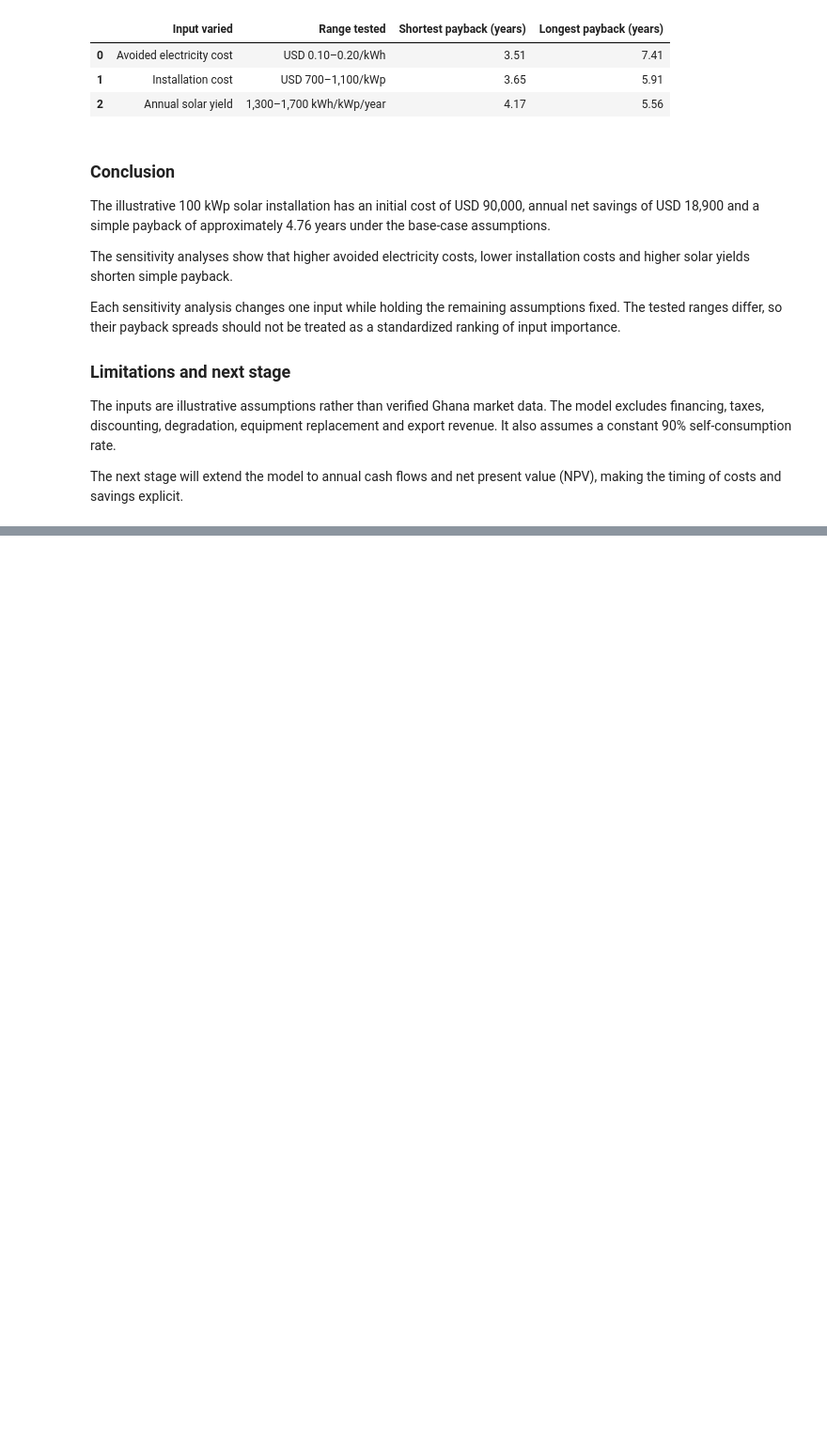
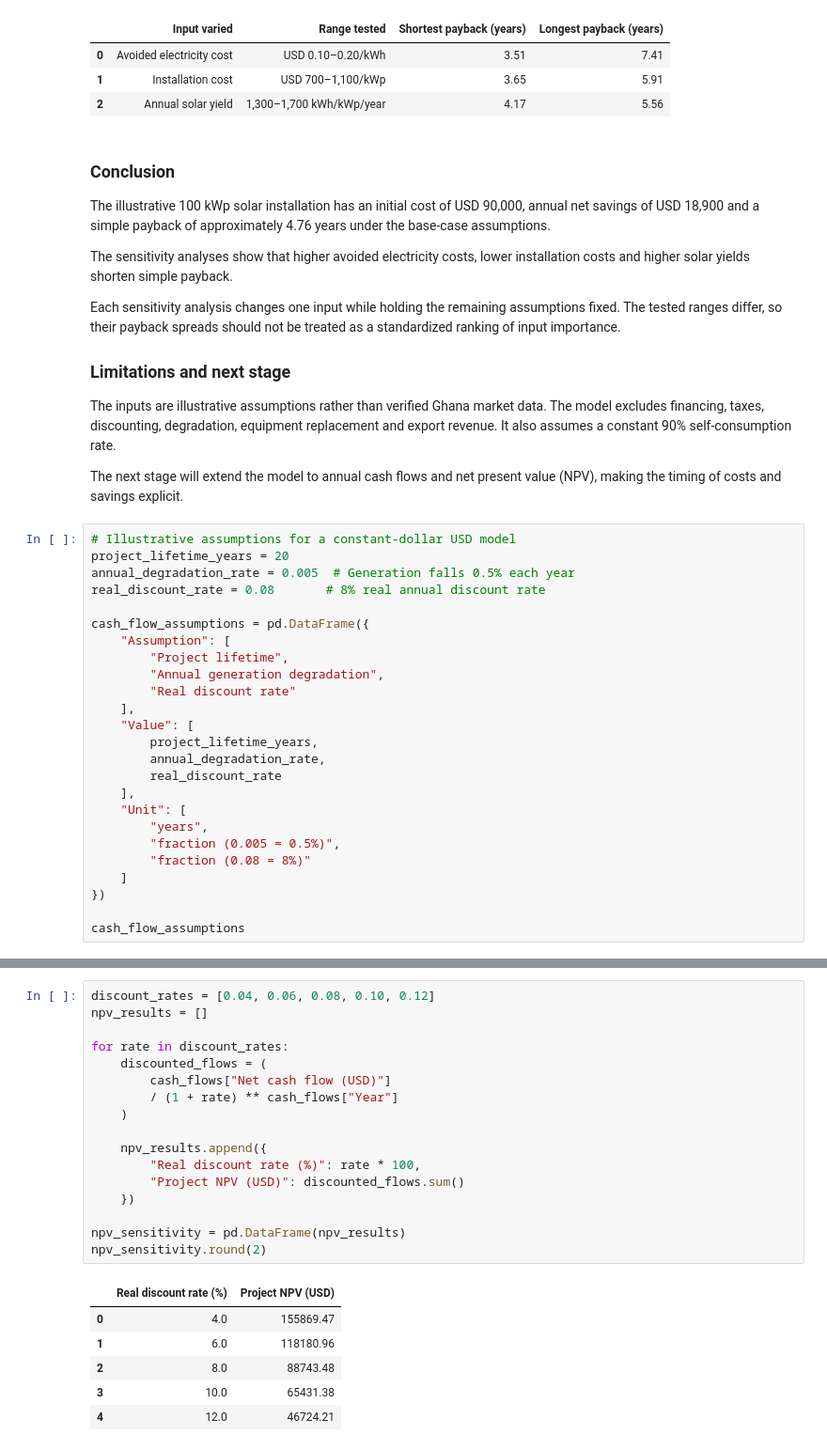
Before and after one commit to GHseyram/Ghana-energy-transition-investment-analytics, a Jupyter notebook: notebooks/03_solar_investment_model.ipynb, the cells around one changed output, grey strips where cells are left out. Shown at 94% size. Drawn from its saved outputs; the diff is of its cells as text; blank space fills up the shorter version.

```diff
--- a/notebooks/03_solar_investment_model.ipynb
+++ b/notebooks/03_solar_investment_model.ipynb
@@ -464,3 +464,28 @@ It also assumes a constant 90% self-consumption rate.
 The next stage will extend the model to annual cash flows and
 net present value (NPV), making the timing of costs and savings
 explicit.
+# %%
+# Illustrative assumptions for a constant-dollar USD model
+project_lifetime_years = 20
+annual_degradation_rate = 0.005  # Generation falls 0.5% each year
+real_discount_rate = 0.08       # 8% real annual discount rate
+
+cash_flow_assumptions = pd.DataFrame({
+    "Assumption": [
+        "Project lifetime",
+        "Annual generation degradation",
+        "Real discount rate"
+    ],
+    "Value": [
+        project_lifetime_years,
+        annual_degradation_rate,
+        real_discount_rate
+    ],
+    "Unit": [
+        "years",
+        "fraction (0.005 = 0.5%)",
+        "fraction (0.08 = 8%)"
+    ]
+})
+
+cash_flow_assumptions
@@ -466,0 +647,24 @@ explicit.
+# %%
+discount_rates = [0.04, 0.06, 0.08, 0.10, 0.12]
+npv_results = []
+
+for rate in discount_rates:
+    discounted_flows = (
+        cash_flows["Net cash flow (USD)"]
+        / (1 + rate) ** cash_flows["Year"]
+    )
+
+    npv_results.append({
+        "Real discount rate (%)": rate * 100,
+        "Project NPV (USD)": discounted_flows.sum()
+    })
+
+npv_sensitivity = pd.DataFrame(npv_results)
+npv_sensitivity.round(2)
+# %% [output]
+|  | Real discount rate (%) | Project NPV (USD) |
+| 0 | 4.0 | 155869.47 |
+| 1 | 6.0 | 118180.96 |
+| 2 | 8.0 | 88743.48 |
+| 3 | 10.0 | 65431.38 |
+| 4 | 12.0 | 46724.21 |
```
Also changed, not shown: parts of 8 cells of this notebook.
